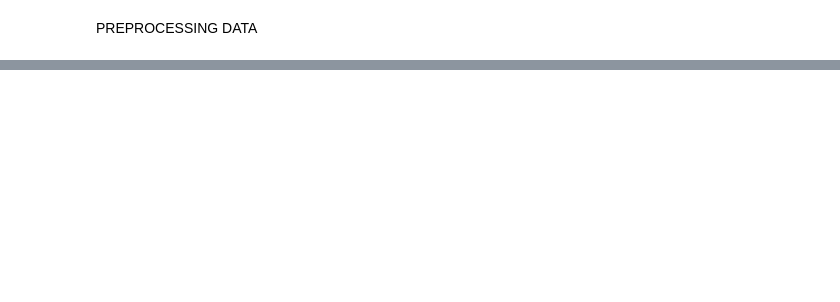
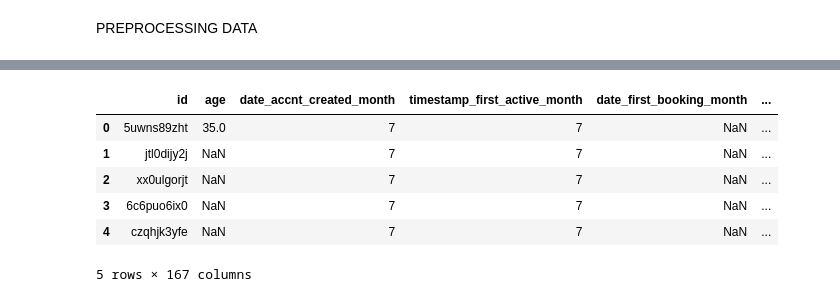
Before and after one commit to sahooa/airbnb_kaggle, a Jupyter notebook: Initial Analysis.ipynb, the cells around one changed output, grey strips where cells are left out. Drawn from its saved outputs; the diff is of its cells as text; code cells hidden in the pictures; blank space fills up the shorter version.

```diff
--- a/Initial Analysis.ipynb
+++ b/Initial Analysis.ipynb
@@ -370,0 +120,12 @@ train_test.shape
+# %%
+test_final.reset_index(inplace=True)
+# %%
+test_final.head()
+# %% [output]
+|  | id | age | date_accnt_created_month | timestamp_first_active_month | date_first_booking_month | ... |
+| 0 | 5uwns89zht | 35.0 | 7 | 7 | NaN | ... |
+| 1 | jtl0dijy2j | NaN | 7 | 7 | NaN | ... |
+| 2 | xx0ulgorjt | NaN | 7 | 7 | NaN | ... |
+| 3 | 6c6puo6ix0 | NaN | 7 | 7 | NaN | ... |
+| 4 | czqhjk3yfe | NaN | 7 | 7 | NaN | ... |
+5 rows × 167 columns
```
Also changed, not shown: parts of 183 cells of this notebook.
